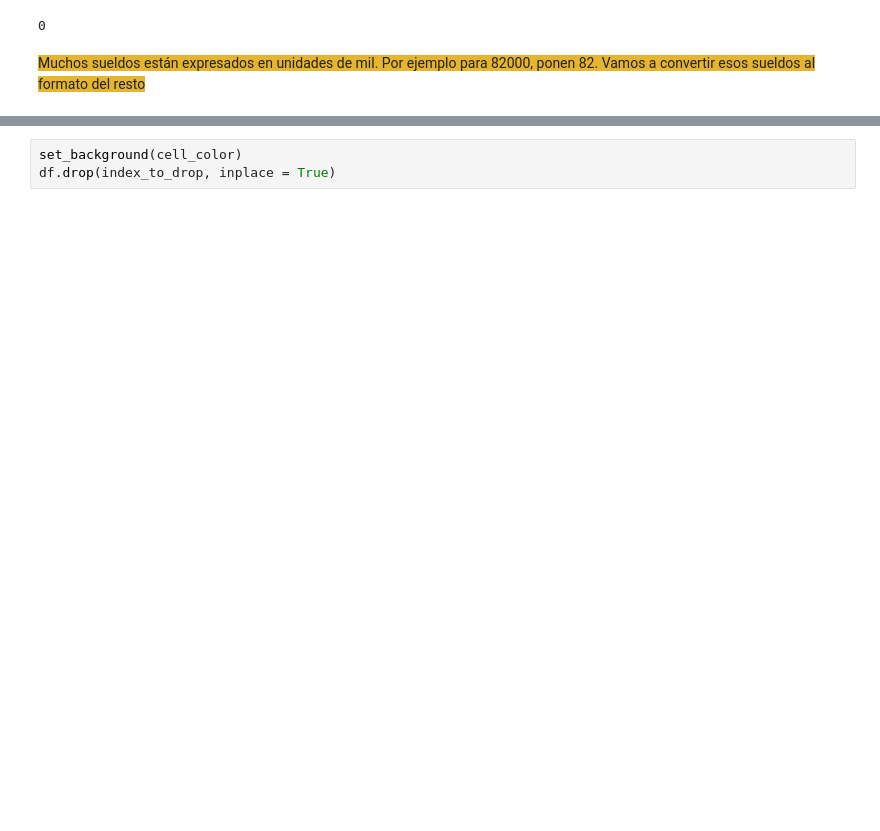
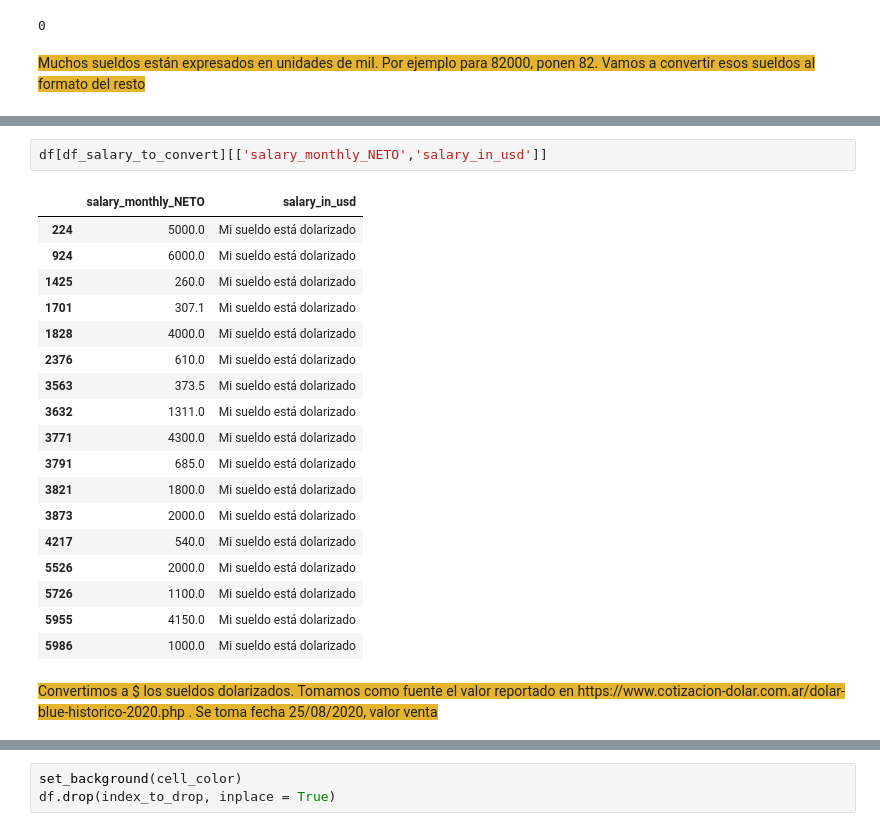
Before and after one commit to cgoviedo/Diplodatos, a Jupyter notebook: analisis_visualizacion/Entregable_Parte_1_limpio.ipynb, the cells around one changed output, grey strips where cells are left out. Drawn from its saved outputs; the diff is of its cells as text; blank space fills up the shorter version.

```diff
--- a/analisis_visualizacion/Entregable_Parte_1_limpio.ipynb
+++ b/analisis_visualizacion/Entregable_Parte_1_limpio.ipynb
@@ -150,0 +169,25 @@ df[df.salary_monthly_BRUTO < df.salary_monthly_NETO ].shape[0]
+# %%
+df[df_salary_to_convert][['salary_monthly_NETO','salary_in_usd']]
+# %% [output]
+|  | salary_monthly_NETO | salary_in_usd |
+| 224 | 5000.0 | Mi sueldo está dolarizado |
+| 924 | 6000.0 | Mi sueldo está dolarizado |
+| 1425 | 260.0 | Mi sueldo está dolarizado |
+| 1701 | 307.1 | Mi sueldo está dolarizado |
+| 1828 | 4000.0 | Mi sueldo está dolarizado |
+| 2376 | 610.0 | Mi sueldo está dolarizado |
+| 3563 | 373.5 | Mi sueldo está dolarizado |
+| 3632 | 1311.0 | Mi sueldo está dolarizado |
+| 3771 | 4300.0 | Mi sueldo está dolarizado |
+| 3791 | 685.0 | Mi sueldo está dolarizado |
+| 3821 | 1800.0 | Mi sueldo está dolarizado |
+| 3873 | 2000.0 | Mi sueldo está dolarizado |
+| 4217 | 540.0 | Mi sueldo está dolarizado |
+| 5526 | 2000.0 | Mi sueldo está dolarizado |
+| 5726 | 1100.0 | Mi sueldo está dolarizado |
+| 5955 | 4150.0 | Mi sueldo está dolarizado |
+| 5986 | 1000.0 | Mi sueldo está dolarizado |
+# %% [markdown]
+<span style='background:#e6b530'>
+Convertimos a $ los sueldos dolarizados. Tomamos como fuente el valor reportado en https://www.cotizacion-dolar.com.ar/dolar-blue-historico-2020.php . Se toma fecha 25/08/2020, valor venta
+</span>
```
Also changed, not shown: parts of 12 cells of this notebook, 1 other file.
